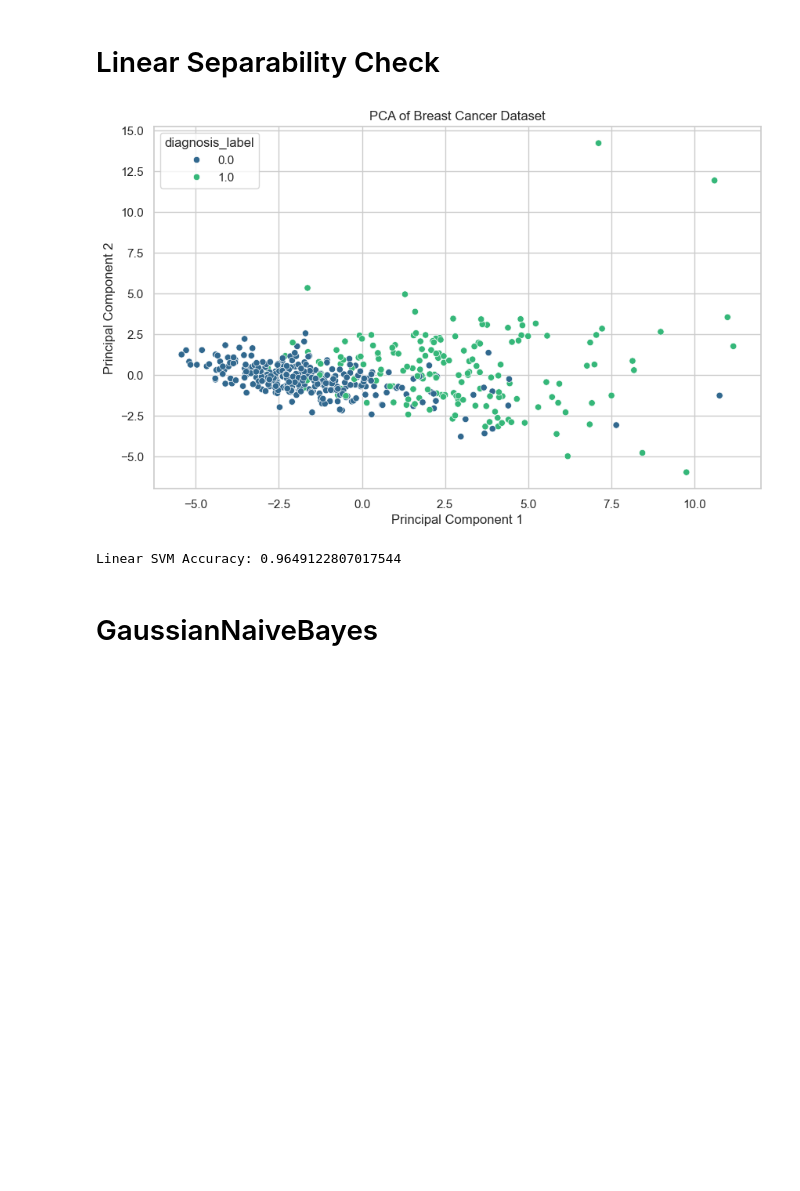
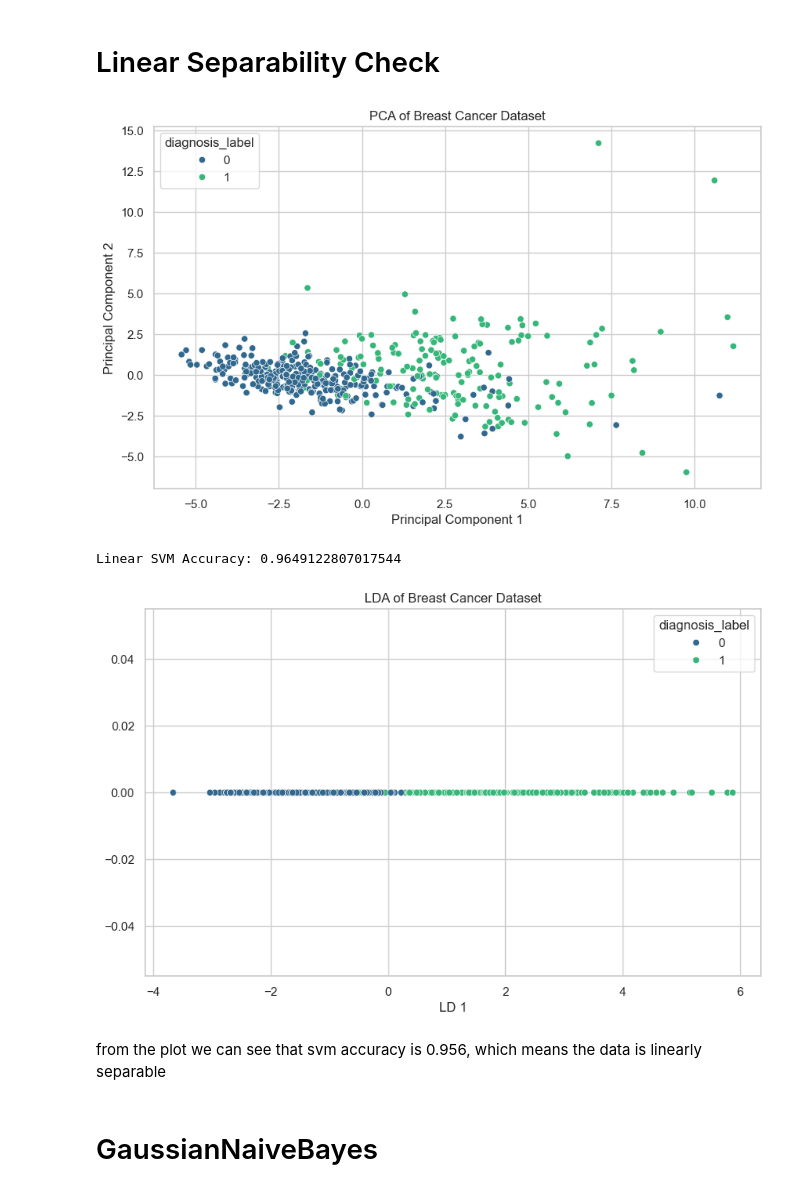
Before and after one commit to SamarthMahendra/breastcancerwisconsin-classifcation, a Jupyter notebook: Breast cancer wisconsin.ipynb, the cells around one changed output. Cells and saved outputs as stored; diff of their text form; code cells hidden in the pictures; blank space fills up the shorter version.

```diff
--- a/Breast cancer wisconsin.ipynb
+++ b/Breast cancer wisconsin.ipynb
@@ -311,17 +311,17 @@ plt.show()
  # Normalizing the data
 # %%
 # # Normalizing the data
-# from sklearn.preprocessing import MinMaxScaler
-#
-# scalar = MinMaxScaler()
-#
-# data_scaled = data.copy()
-#
-# data_scaled[data_scaled.columns[1:]] = scalar.fit_transform(data_scaled[data_scaled.columns[1:]])
-#
-# data_scaled.describe()
+from sklearn.preprocessing import MinMaxScaler
+
+scalar = MinMaxScaler()
 
 data_scaled = data.copy()
+
+data_scaled[data_scaled.columns[1:]] = scalar.fit_transform(data_scaled[data_scaled.columns[1:]])
+
+data_scaled.describe()
+
+data_scaled = data.copy()
 # %% [markdown]
 # Categorial data
 # %%
@@ -393,35 +393,52 @@ scaler = StandardScaler()
 X_train_scaled = scaler.fit_transform(X_train)
 X_test_scaled = scaler.transform(X_test)
 
 # Apply PCA to reduce the number of features to 2
 pca = PCA(n_components=2)
 X_train_pca = pca.fit_transform(X_train_scaled)
 X_test_pca = pca.transform(X_test_scaled)
 
 # Plot the data
 
 plt.figure(figsize=(10, 6))
 sns.scatterplot(x=X_train_pca[:, 0], y=X_train_pca[:, 1], hue=y_train, palette="viridis")
 plt.title("PCA of Breast Cancer Dataset")
 plt.xlabel("Principal Component 1")
 plt.ylabel("Principal Component 2")
 plt.show()
 
 
 # using SVM
 from sklearn.svm import SVC
 
 # Train linear SVM
 model = SVC(kernel='linear')
 model.fit(X_train, y_train)
 
 # Test and evaluate
 accuracy = model.score(X_test, y_test)
 
 print(f'Linear SVM Accuracy: {accuracy}')
+
+# use LDA for linear separability
+from sklearn.discriminant_analysis import LinearDiscriminantAnalysis
+
+# plot 1d LDA
+lda = LinearDiscriminantAnalysis(n_components=1)
+X_train_lda = lda.fit_transform(X_train, y_train)
+X_test_lda = lda.transform(X_test)
+
+plt.figure(figsize=(10, 6))
+sns.scatterplot(x=X_train_lda[:, 0], y=np.zeros(X_train_lda.shape[0]), hue=y_train, palette="viridis")
+plt.title("LDA of Breast Cancer Dataset")
+plt.xlabel("LD 1")
+plt.show()
 # %% [output]
-[figure, old version]
+[figure, new version]
 Linear SVM Accuracy: 0.9649122807017544
+[figure, added]
+# %% [markdown]
+from the plot we can see that svm accuracy is 0.956, which means the data is linearly separable
 # %% [markdown]
 # GaussianNaiveBayes
 # %%
```
Also changed, not shown: parts of 2 cells of this notebook, 1 other file.
